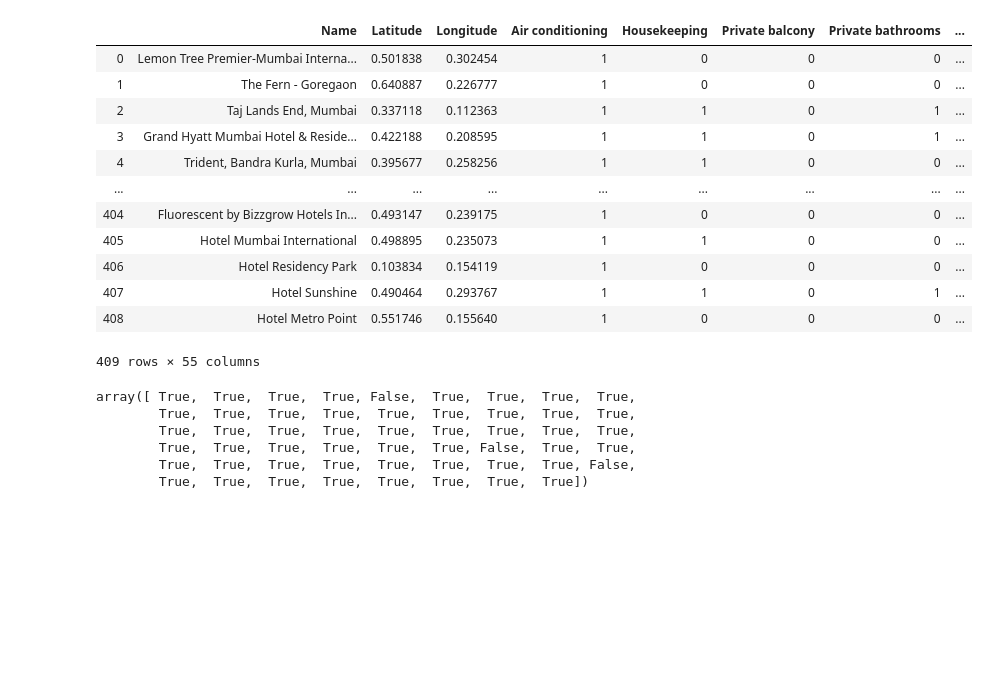
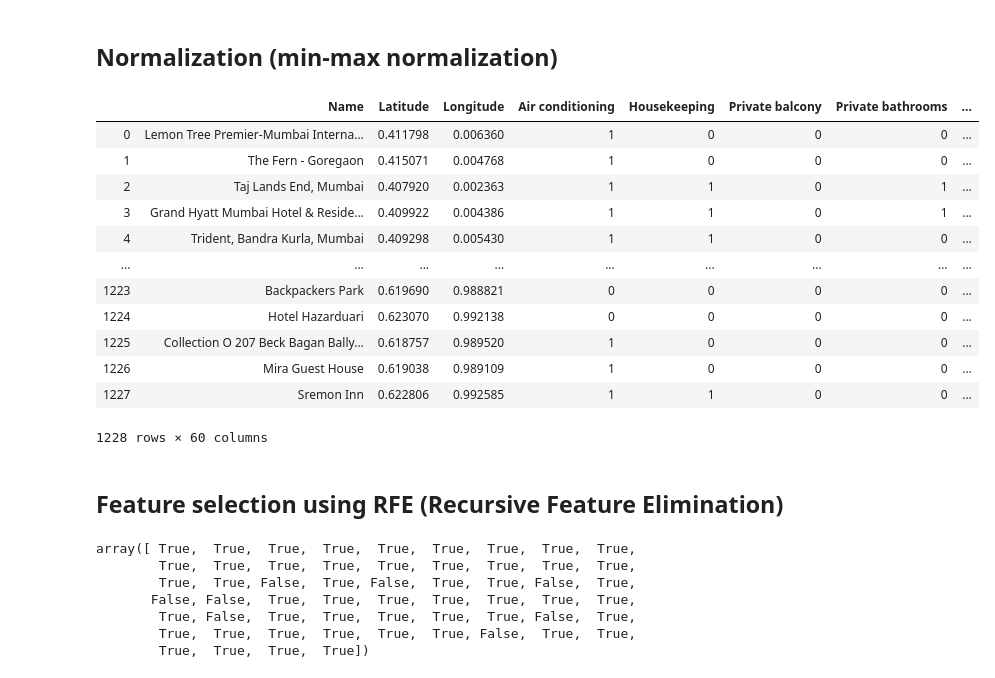
Before and after one commit to msoumyakant14/Hotel-Pricing-Analysis, a Jupyter notebook: model.ipynb, the cells around one changed output. Cells and saved outputs as stored; diff of their text form; code cells hidden in the pictures; blank space fills up the shorter version.

Commit message:
final model

```diff
--- a/model.ipynb
+++ b/model.ipynb
@@ -24,0 +11,21 @@ df
+# %%
+df_mum = pd.read_csv("Hotel-Pricing-Analysis/Dataset/Cleaned_Score/mumbai_hotels_scored_cleaned.csv")
+df_mum.insert(2, "City", ['Mumbai' for x in range(df_mum.shape[0])], True)
+df_del = pd.read_csv("Hotel-Pricing-Analysis/Dataset/Cleaned_Score/delhi_hotels_scored_cleaned.csv")
+df_del.insert(2, "City", ['Delhi' for x in range(df_del.shape[0])], True)
+df_ban = pd.read_csv("Hotel-Pricing-Analysis/Dataset/Cleaned_Score/bangalore_hotels_scored_cleaned.csv")
+df_ban.insert(2, "City", ['Bangalore' for x in range(df_ban.shape[0])], True)
+df_che = pd.read_csv("Hotel-Pricing-Analysis/Dataset/Cleaned_Score/chennai_hotels_scored_cleaned.csv")
+df_che.insert(2, "City", ['Chennai' for x in range(df_che.shape[0])], True)
+df_kol = pd.read_csv("Hotel-Pricing-Analysis/Dataset/Cleaned_Score/kolkata_hotels_scored_cleaned.csv")
+df_kol.insert(2, "City", ['Kolkata' for x in range(df_kol.shape[0])], True)
+
+df = df_mum.copy(deep=True)
+df = df.append(df_del, ignore_index = True)
+df = df.append(df_ban, ignore_index = True)
+df = df.append(df_che, ignore_index = True)
+df = df.append(df_kol, ignore_index = True)
+dum = pd.get_dummies(df.City)
+df=df.drop('City', axis=1)
+df = pd.concat([df, dum], axis=1)
+df
@@ -24,0 +46,2 @@ df
+# %% [markdown]
+## Normalization (min-max normalization)
@@ -25,25 +56,40 @@ df
 # %%
 df_norm = df.copy(deep=True)
+Min = {}
+Max = {}
+
+Min['Latitude'] = min(df_norm['Latitude'])
+Min['Longitude'] = min(df_norm['Longitude'])
+Min['Rating'] = min(df_norm['Rating'])
+Min['Number of reviews'] = min(df_norm['Number of reviews'])
+Min['Price'] = min(df_norm['Price'])
+
+Max['Latitude'] = max(df_norm['Latitude'])
+Max['Longitude'] = max(df_norm['Longitude'])
+Max['Rating'] = max(df_norm['Rating'])
+Max['Number of reviews'] = max(df_norm['Number of reviews'])
+Max['Price'] = max(df_norm['Price'])
+
 df_norm['Latitude'] = (df_norm['Latitude'] - min(df_norm['Latitude']))/(max(df_norm['Latitude']) - min(df_norm['Latitude']))
 df_norm['Longitude'] = (df_norm['Longitude'] - min(df_norm['Longitude']))/(max(df_norm['Longitude']) - min(df_norm['Longitude']))
 df_norm['Rating'] = (df_norm['Rating'] - min(df_norm['Rating']))/(max(df_norm['Rating']) - min(df_norm['Rating']))
 df_norm['Number of reviews'] = (df_norm['Number of reviews'] - min(df_norm['Number of reviews']))/(max(df_norm['Number of reviews']) - min(df_norm['Number of reviews']))
 df_norm['Price'] = (df_norm['Price'] - min(df_norm['Price']))/(max(df_norm['Price']) - min(df_norm['Price']))
 df_norm
 # %% [output]
 |  | Name | Latitude | Longitude | Air conditioning | Housekeeping | Private balcony | Private bathrooms | ... |
-| 0 | Lemon Tree Premier-Mumbai Interna... | 0.501838 | 0.302454 | 1 | 0 | 0 | 0 | ... |
-| 1 | The Fern - Goregaon | 0.640887 | 0.226777 | 1 | 0 | 0 | 0 | ... |
-| 2 | Taj Lands End, Mumbai | 0.337118 | 0.112363 | 1 | 1 | 0 | 1 | ... |
-| 3 | Grand Hyatt Mumbai Hotel & Reside... | 0.422188 | 0.208595 | 1 | 1 | 0 | 1 | ... |
-| 4 | Trident, Bandra Kurla, Mumbai | 0.395677 | 0.258256 | 1 | 1 | 0 | 0 | ... |
+| 0 | Lemon Tree Premier-Mumbai Interna... | 0.411798 | 0.006360 | 1 | 0 | 0 | 0 | ... |
+| 1 | The Fern - Goregaon | 0.415071 | 0.004768 | 1 | 0 | 0 | 0 | ... |
+| 2 | Taj Lands End, Mumbai | 0.407920 | 0.002363 | 1 | 1 | 0 | 1 | ... |
+| 3 | Grand Hyatt Mumbai Hotel & Reside... | 0.409922 | 0.004386 | 1 | 1 | 0 | 1 | ... |
+| 4 | Trident, Bandra Kurla, Mumbai | 0.409298 | 0.005430 | 1 | 1 | 0 | 0 | ... |
 | ... | ... | ... | ... | ... | ... | ... | ... | ... |
-| 404 | Fluorescent by Bizzgrow Hotels In... | 0.493147 | 0.239175 | 1 | 0 | 0 | 0 | ... |
-| 405 | Hotel Mumbai International | 0.498895 | 0.235073 | 1 | 1 | 0 | 0 | ... |
-| 406 | Hotel Residency Park | 0.103834 | 0.154119 | 1 | 0 | 0 | 0 | ... |
-| 407 | Hotel Sunshine | 0.490464 | 0.293767 | 1 | 1 | 0 | 1 | ... |
-| 408 | Hotel Metro Point | 0.551746 | 0.155640 | 1 | 0 | 0 | 0 | ... |
+| 1223 | Backpackers Park | 0.619690 | 0.988821 | 0 | 0 | 0 | 0 | ... |
+| 1224 | Hotel Hazarduari | 0.623070 | 0.992138 | 0 | 0 | 0 | 0 | ... |
+| 1225 | Collection O 207 Beck Bagan Bally... | 0.618757 | 0.989520 | 1 | 0 | 0 | 0 | ... |
+| 1226 | Mira Guest House | 0.619038 | 0.989109 | 1 | 0 | 0 | 0 | ... |
+| 1227 | Sremon Inn | 0.622806 | 0.992585 | 1 | 1 | 0 | 0 | ... |
-409 rows × 55 columns
+1228 rows × 60 columns
 # %%
 X = df_norm.drop(['Name', 'Price'], axis = 1)
 X = np.array(X)
@@ -55,16 +98,20 @@ y_o = np.array(df['Price'])
+# %% [markdown]
+## Feature selection using RFE (Recursive Feature Elimination)
 # %%
-Model = RandomForestRegressor()
+# Feature selection
+Model = LinearRegression()
 Rfe = RFE(Model, n_features_to_select = 50)
 Fit = Rfe.fit(X,y)
 selected = Fit.support_
 selected
 # %% [output]
-array([ True,  True,  True,  True, False,  True,  True,  True,  True,
+array([ True,  True,  True,  True,  True,  True,  True,  True,  True,
         True,  True,  True,  True,  True,  True,  True,  True,  True,
-        True,  True,  True,  True,  True,  True,  True,  True,  True,
+        True,  True, False,  True, False,  True,  True, False,  True,
+       False, False,  True,  True,  True,  True,  True,  True,  True,
+        True, False,  True,  True,  True,  True,  True, False,  True,
         True,  True,  True,  True,  True,  True, False,  True,  True,
-        True,  True,  True,  True,  True,  True,  True,  True, False,
-        True,  True,  True,  True,  True,  True,  True,  True])
+        True,  True,  True,  True])
 # %%
 tbd = []
 l = len(selected)
```
Also changed, not shown: parts of 21 cells of this notebook, 3 other files.
